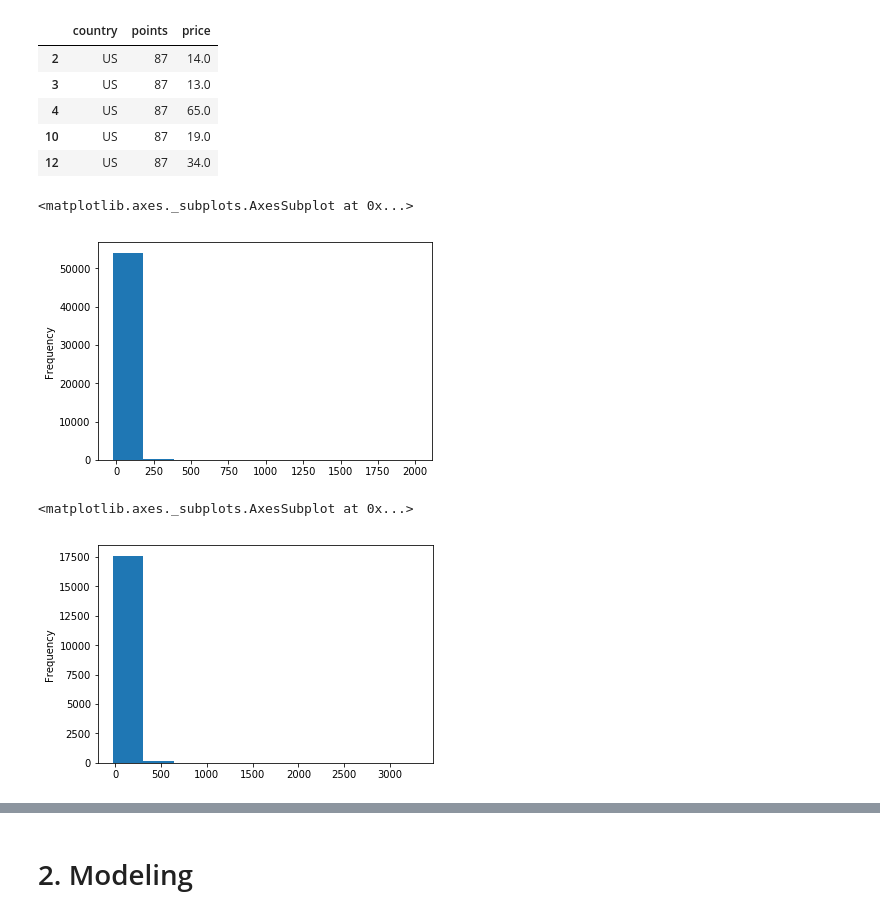
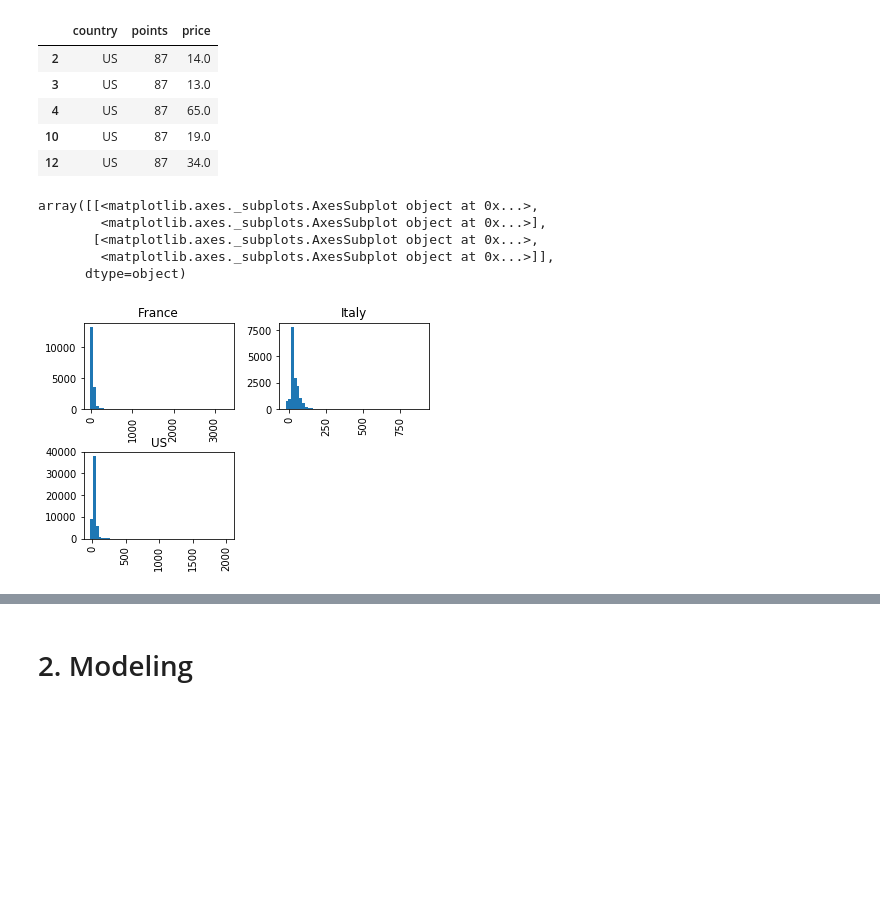
Before and after one commit to mUtterberg/pandata, a Jupyter notebook: WineMag-Pandata.ipynb, the cells around one changed output, grey strips where cells are left out. Drawn from its saved outputs; the diff is of its cells as text; code cells hidden in the pictures; blank space fills up the shorter version.

Commit message:
Fixed histogram syntax and added work on forgotten price vs points plot.

```diff
--- a/WineMag-Pandata.ipynb
+++ b/WineMag-Pandata.ipynb
@@ -100,12 +97,11 @@ hist_data.head()
 # %%
 # Used pixiedust to create histograms.
 # Refactor with matplotlib here:
-US_data['price'].plot.hist()
+hist_data['price'].hist(by=hist_data['country'], bins=50)
 # %% [output]
-<matplotlib.axes._subplots.AxesSubplot at 0x...>
+array([[<matplotlib.axes._subplots.AxesSubplot object at 0x...>,
+        <matplotlib.axes._subplots.AxesSubplot object at 0x...>],
+       [<matplotlib.axes._subplots.AxesSubplot object at 0x...>,
+        <matplotlib.axes._subplots.AxesSubplot object at 0x...>]],
+      dtype=object)
-[figure, old version]
+[figure, new version]
-# %%
-FR_data['price'].plot.hist()
-# %% [output]
-<matplotlib.axes._subplots.AxesSubplot at 0x...>
-[figure, removed]
```
Also changed, not shown: parts of 18 cells of this notebook.
